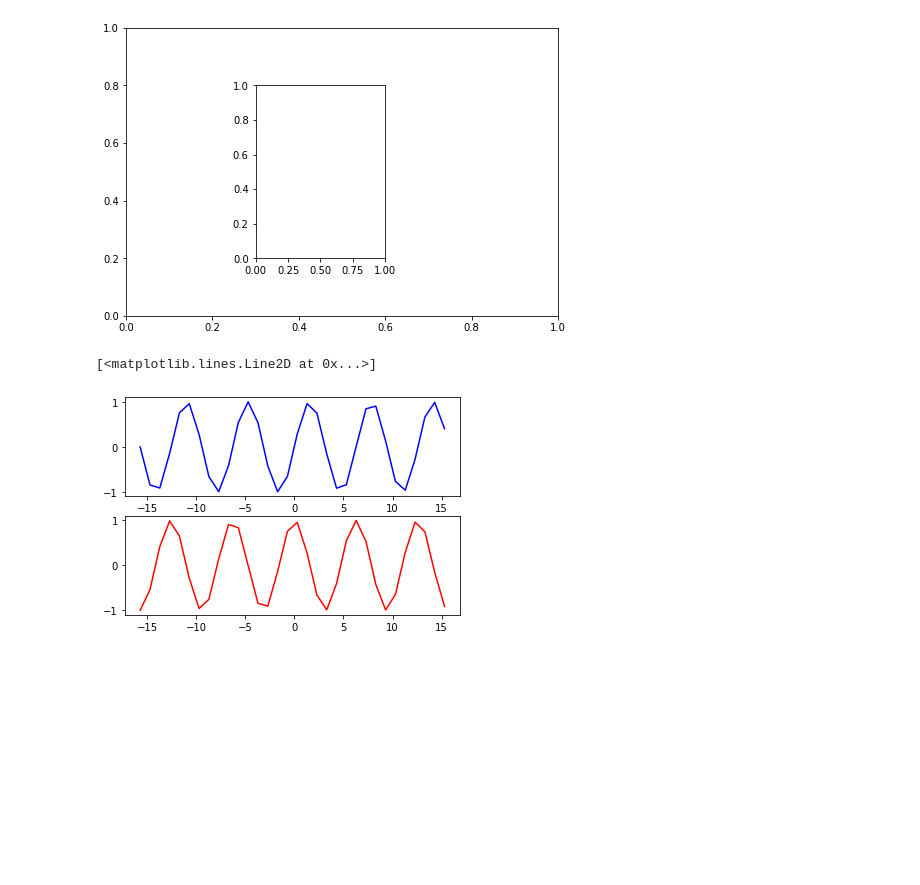
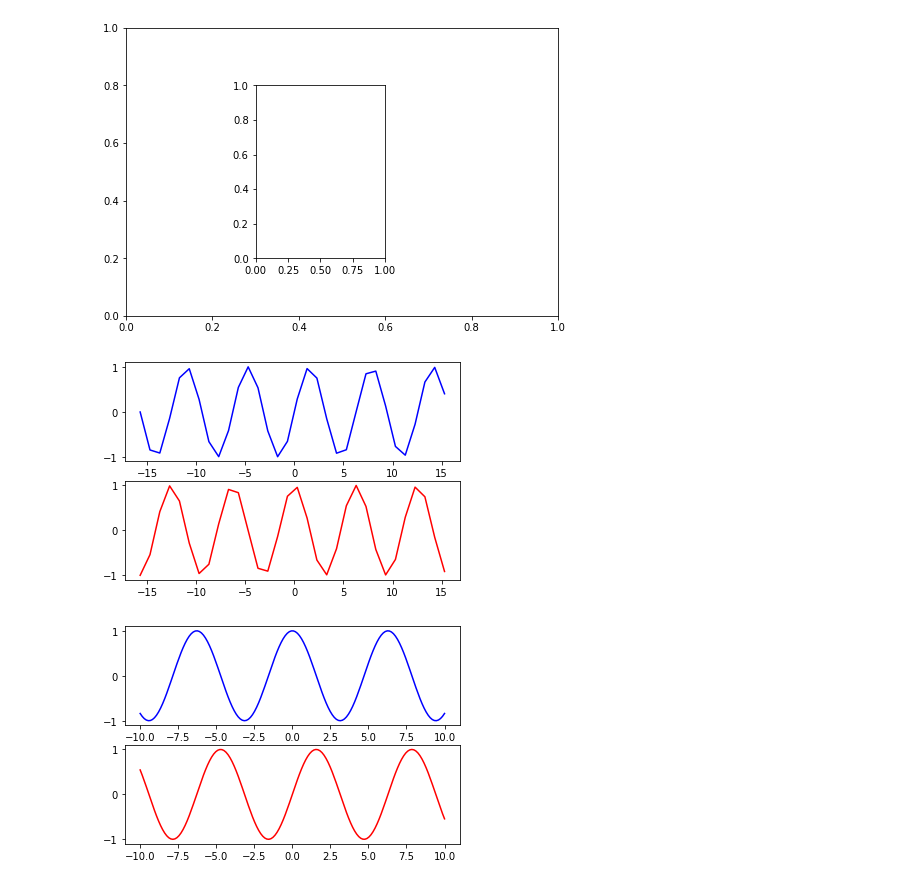
Before and after one commit to BalgopalPatro/IBM_DS_ML_Training, a Jupyter notebook: Data Visualization/Introduction to matplotlib.ipynb, the cells around one changed output. Cells and saved outputs as stored; diff of their text form; code cells hidden in the pictures; blank space fills up the shorter version.

```diff
--- a/Data Visualization/Introduction to matplotlib.ipynb
+++ b/Data Visualization/Introduction to matplotlib.ipynb
@@ -34,14 +39,25 @@ axes2 = fig.add_axes([1.3,1.2,0.3,0.6])
 # %% [output]
 [figure]
 # %%
-x = np.arange(-5*np.pi,5*np.pi)
+c = np.arange(-5*np.pi,5*np.pi)
 plt.subplot(211)
-plt.plot(x,np.sin(x),'b')
+plt.plot(c,np.sin(c),'b')
 plt.subplot(212)
-plt.plot(x,np.cos(x),'r')
+plt.plot(c,np.cos(c),'r')
+plt.show()
 # %% [output]
-[<matplotlib.lines.Line2D at 0x...>]
 [figure]
+# %%
+xx=np.linspace(-10,10,150)
+cos=np.cos(xx)
+sin=np.sin(xx)
+plt.subplot(211)
+plt.plot(xx,cos,'b')
+plt.subplot(212)
+plt.plot(xx,sin,'r')
+plt.show()
+# %% [output]
+[figure, added]
 # %%
 plt.subplot(121)
 plt.plot(x,y)
```
Also changed, not shown: parts of 10 cells of this notebook, 4 other files.
